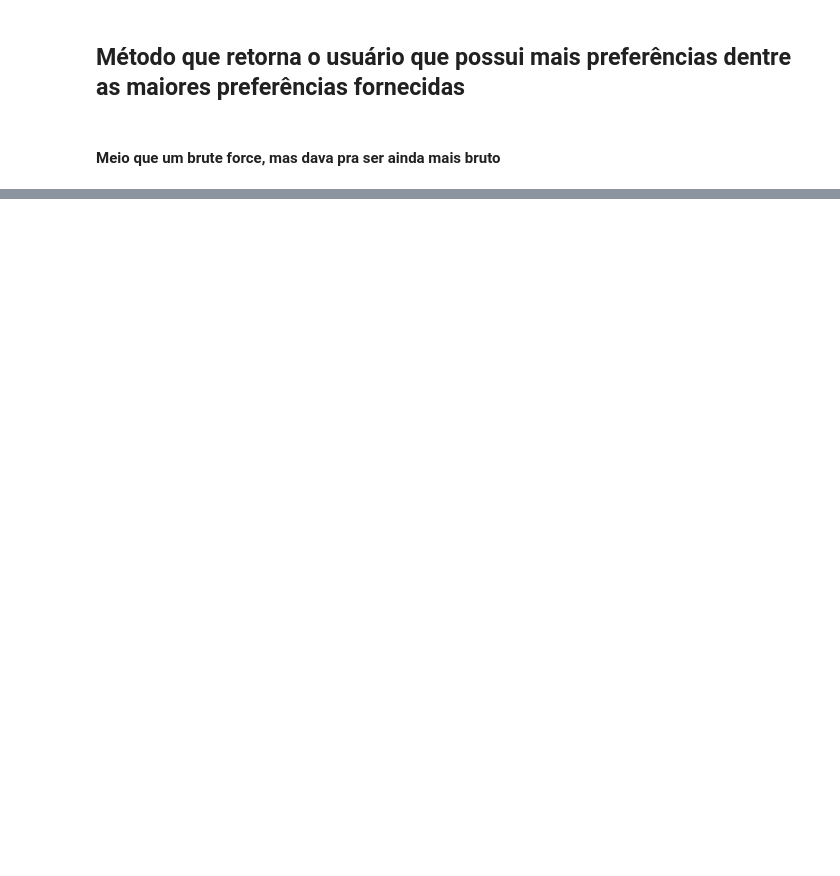
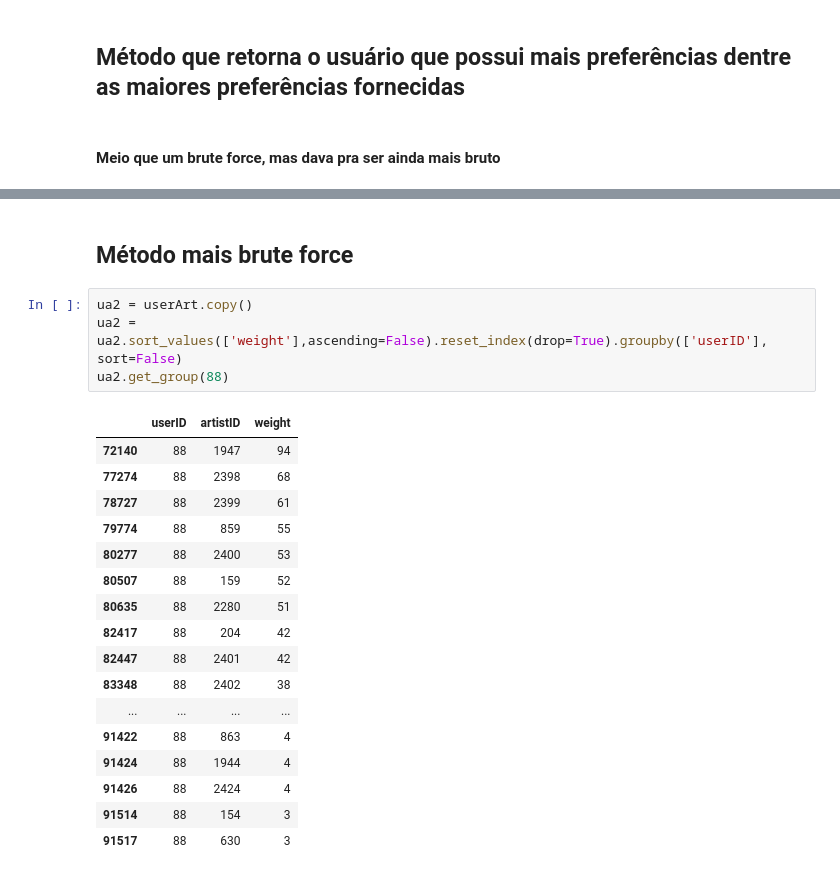
Before and after one commit to bvcl/MinWebProject, a Jupyter notebook: Recommender.ipynb, the cells around one changed output, grey strips where cells are left out. Saved outputs shown, nothing was run; the diff lists cells and outputs as text; blank space fills up the shorter version.

Commit message:
Tentando um brute force mais legal

```diff
--- a/Recommender.ipynb
+++ b/Recommender.ipynb
@@ -155,0 +159,24 @@ artistaRecomendado
+# %% [markdown]
+## Método mais brute force
+# %%
+ua2 = userArt.copy()
+ua2 = ua2.sort_values(['weight'],ascending=False).reset_index(drop=True).groupby(['userID'], sort=False)
+ua2.get_group(88)
+# %% [output]
+|  | userID | artistID | weight |
+| 72140 | 88 | 1947 | 94 |
+| 77274 | 88 | 2398 | 68 |
+| 78727 | 88 | 2399 | 61 |
+| 79774 | 88 | 859 | 55 |
+| 80277 | 88 | 2400 | 53 |
+| 80507 | 88 | 159 | 52 |
+| 80635 | 88 | 2280 | 51 |
+| 82417 | 88 | 204 | 42 |
+| 82447 | 88 | 2401 | 42 |
+| 83348 | 88 | 2402 | 38 |
+| ... | ... | ... | ... |
+| 91422 | 88 | 863 | 4 |
+| 91424 | 88 | 1944 | 4 |
+| 91426 | 88 | 2424 | 4 |
+| 91514 | 88 | 154 | 3 |
+| 91517 | 88 | 630 | 3 |
```
Also changed, not shown: parts of 17 cells of this notebook.
